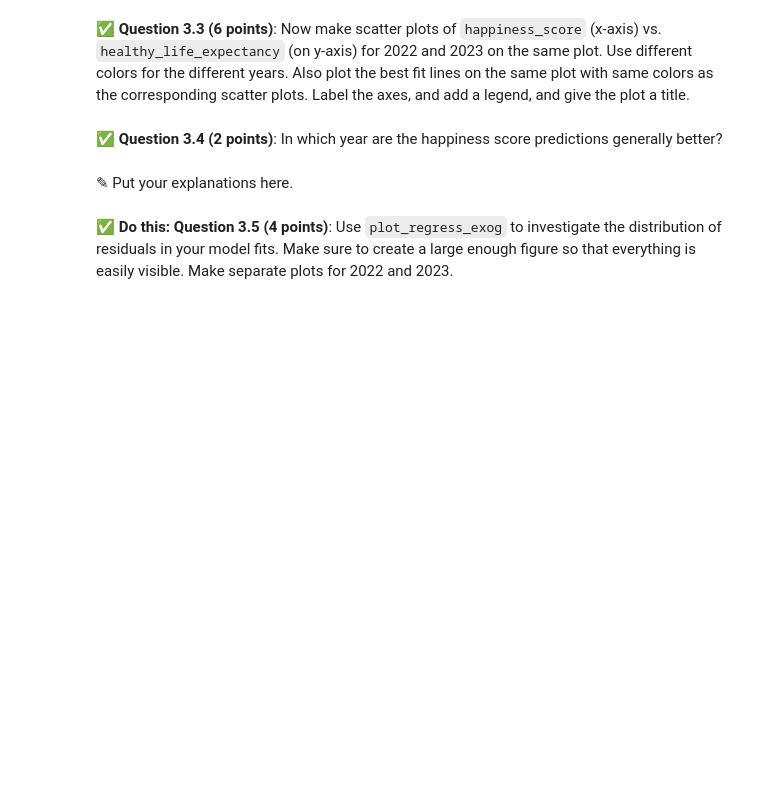
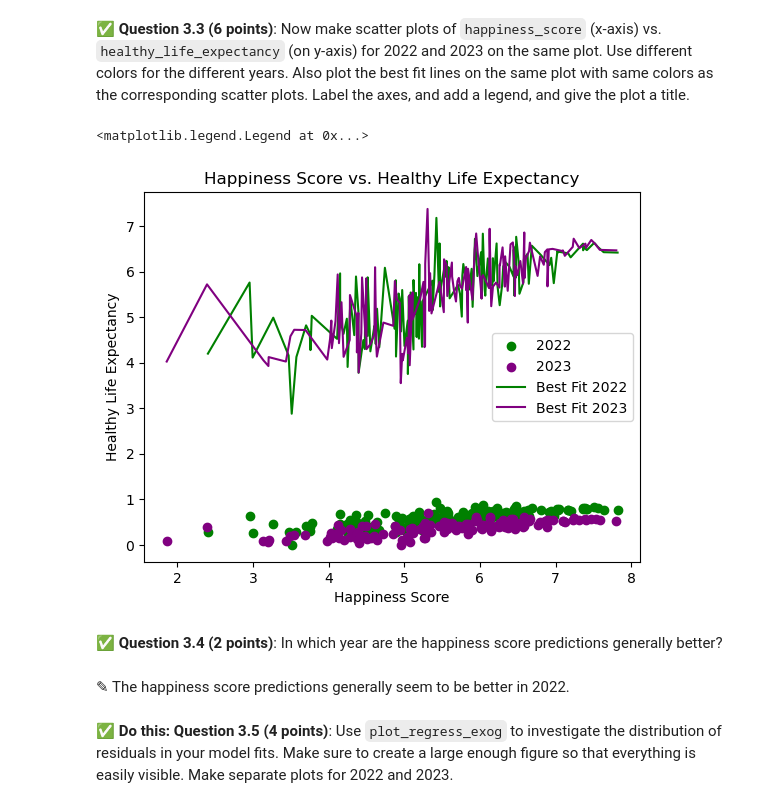
Before and after one commit to varshasg/CMSE202-s23-turnin, a Jupyter notebook: hw-03/HW-03_Regression-S24-STUDENT.ipynb, the cells around one changed output. Drawn from its saved outputs; the diff is of its cells as text; code cells hidden in the pictures; blank space fills up the shorter version.

```diff
--- a/hw-03/HW-03_Regression-S24-STUDENT.ipynb
+++ b/hw-03/HW-03_Regression-S24-STUDENT.ipynb
@@ -144,0 +150,13 @@ In this part, we'll perform some one-variable linear regression analysis on the
+# %%
+import statsmodels.api as sm
+
+x2022 = sm.add_constant(df2022['healthy_life_expectancy'])
+y2022 = df2022['happiness_score']
+model2022 = sm.OLS(y2022, x2022).fit()
+
+x2023 = sm.add_constant(df2023['healthy_life_expectancy'])
+y2023 = df2023['happiness_score']
+model2023 = sm.OLS(y2023, x2023).fit()
+
+print("Linear Regression Summary for 2022:", model2022.summary())
+print("Linear Regression Summary for 2022:", model2023.summary())
@@ -159,6 +198,22 @@ In this part, we'll perform some one-variable linear regression analysis on the
+# %%
+# Put your code here
+import matplotlib.pyplot as plt
+plt.scatter(df2022['happiness_score'], df2022['healthy_life_expectancy'], color='green', label='2022')
+plt.scatter(df2023['happiness_score'], df2023['healthy_life_expectancy'], color='purple', label='2023')
+
+plt.plot(df2022['happiness_score'], model2022.predict(sm.add_constant(df2022['healthy_life_expectancy'])), color='green', label='Best Fit 2022')
+plt.plot(df2023['happiness_score'], model2023.predict(sm.add_constant(df2023['healthy_life_expectancy'])), color='purple', label='Best Fit 2023')
+
+plt.xlabel('Happiness Score')
+plt.ylabel('Healthy Life Expectancy')
+plt.title('Happiness Score vs. Healthy Life Expectancy')
+plt.legend()
+# %% [output]
+<matplotlib.legend.Legend at 0x...>
+[figure, added]
 # %% [markdown]
 &#9989;  **Question 3.4 (2 points)**: In which year are the happiness score predictions generally better?
-# %% [markdown]
-<font size=+3>&#9998;</font> Put your explanations here.
+# %% [markdown]
+<font size=+3>&#9998;</font> The happiness score predictions generally seem to be better in 2022.
 # %% [markdown]
 **&#9989; Do this:** **Question 3.5 (4 points)**: Use `plot_regress_exog` to investigate the distribution of residuals in your model fits. Make sure to create a large enough figure so that everything is easily visible. Make separate plots for 2022 and 2023.
```
Also changed, not shown: parts of 13 cells of this notebook.
